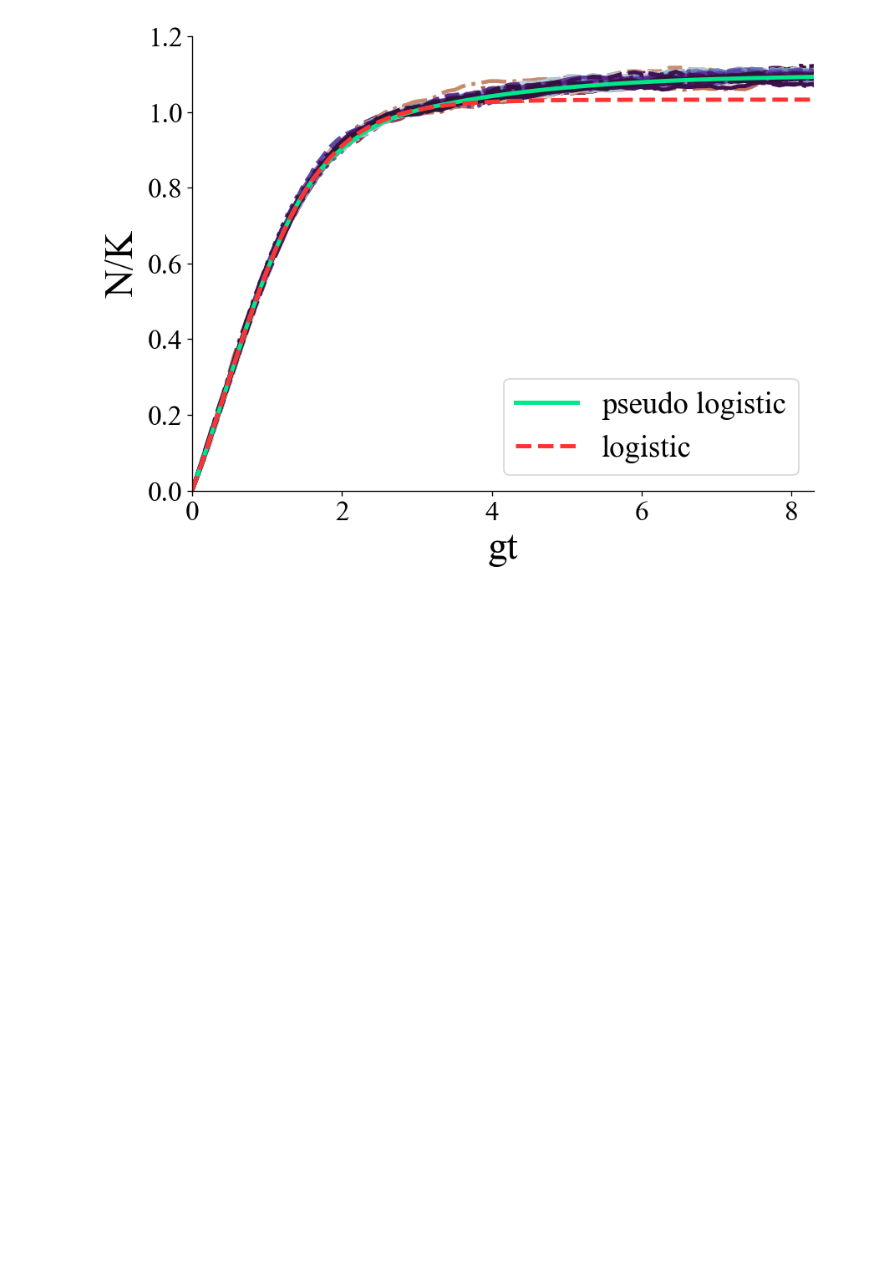
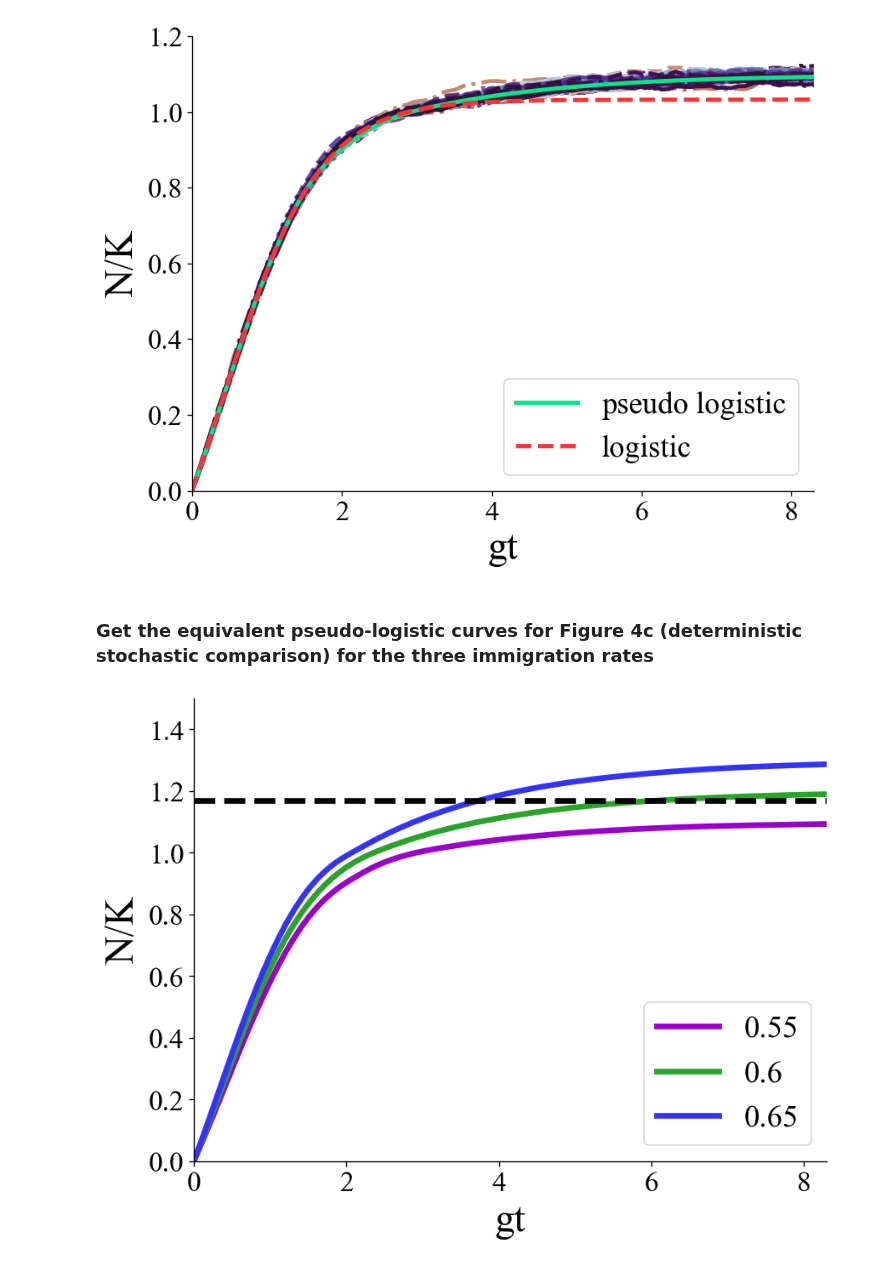
Before and after one commit to patricksinclair/multispecies_postprocessing, a Jupyter notebook: biofilm_threshold_theory/numerical_integrator.ipynb, the cells around one changed output. Saved outputs shown, nothing was run; the diff lists cells and outputs as text; code cells hidden in the pictures; blank space fills up the shorter version.

Commit message:
pseudo logistic 4c

```diff
--- a/biofilm_threshold_theory/numerical_integrator.ipynb
+++ b/biofilm_threshold_theory/numerical_integrator.ipynb
@@ -15,6 +15,8 @@ g = 1.
 r_imm = 0.55*g*K
 r_det = 0.5*g
 
+N_star = 1.17
+
 t_samples = np.linspace(0., 10., 100)
 
 N_0 = np.array([0.])
@@ -35,7 +37,7 @@ def logistic_growth(t, f):
 
     return f_prime
 # %%
-def pseudo_logistic_growth(t, f):
+def pseudo_logistic_growth(t, f, r_imm, r_det):
     '''
     this version is for the stochastic algorithm, which doesn't allow for negative values in the logistic growth term
     '''
@@ -84,3 +86,44 @@ plt.savefig('paper_plots/pseudo_logistic_comparison.pdf', dpi=330, bbox_inches='
 plt.show()
 # %% [output]
 [figure]
+# %% [markdown]
+### Get the equivalent pseudo-logistic curves for Figure 4c (deterministic stochastic comparison) for the three immigration rates
+# %%
+sol_pseudo_logistic_rImm_0_55 = solve_ivp(fun=pseudo_logistic_growth, t_eval=t_samples, y0=N_0, t_span=(t_samples[0], t_samples[-1]), args=(0.55*g*K, r_det))
+sol_pseudo_logistic_rImm_0_6 = solve_ivp(fun=pseudo_logistic_growth, t_eval=t_samples, y0=N_0, t_span=(t_samples[0], t_samples[-1]), args=(0.6*g*K, r_det))
+sol_pseudo_logistic_rImm_0_65 = solve_ivp(fun=pseudo_logistic_growth, t_eval=t_samples, y0=N_0, t_span=(t_samples[0], t_samples[-1]), args=(0.65*g*K, r_det))
+# %%
+fig, ax = plt.subplots(figsize=(8,6), dpi=120)
+ax.spines['top'].set_visible(False)
+ax.spines['right'].set_visible(False)
+
+# pop_dataset = pops_4c_immig_0_55_bigK
+# nCols = len(pop_dataset.columns) - 1 #no. of runs. -1 due to the time column
+# colors = pl.cm.twilight_shifted_r(np.linspace(0,1,nCols))
+# #allows us to alternate line styles for the different runs
+# lines = ["-","--","-.",":"]
+# linecycler = cycle(lines[::-1])
+# for p in range(nCols):
+
+#     ax.plot(pop_dataset['t']*0.083, pop_dataset[str(p)]/10000, lw=2.8, color=colors[p], ls=next(linecycler))
+
+#"#9900cc", "#29a329", "#3333ff"
+plt.plot(sol_pseudo_logistic_rImm_0_55.t, sol_pseudo_logistic_rImm_0_55.y[0], lw=4, label='0.55', c='#9900cc')
+plt.plot(sol_pseudo_logistic_rImm_0_6.t, sol_pseudo_logistic_rImm_0_6.y[0], lw=4, label='0.6', c='#29a329')
+plt.plot(sol_pseudo_logistic_rImm_0_65.t, sol_pseudo_logistic_rImm_0_65.y[0], lw=4, label='0.65', c='#3333ff')
+
+plt.axhline(N_star, lw=4, c='k', ls='--')
+
+plt.xlabel('gt', fontsize=28)
+plt.ylabel('N/K', fontsize=28)
+
+plt.xlim(0, 8.3)
+plt.ylim(0, 1.5)
+
+ax.tick_params(axis='both', which='major', labelsize=20)
+
+plt.legend(fontsize=22)
+plt.savefig('paper_plots/pseudo_logistic_Fig4c_recreation.pdf', dpi=330, bbox_inches='tight')
+plt.show()
+# %% [output]
+[figure, added]
```
Also changed, not shown: parts of 2 cells of this notebook.
